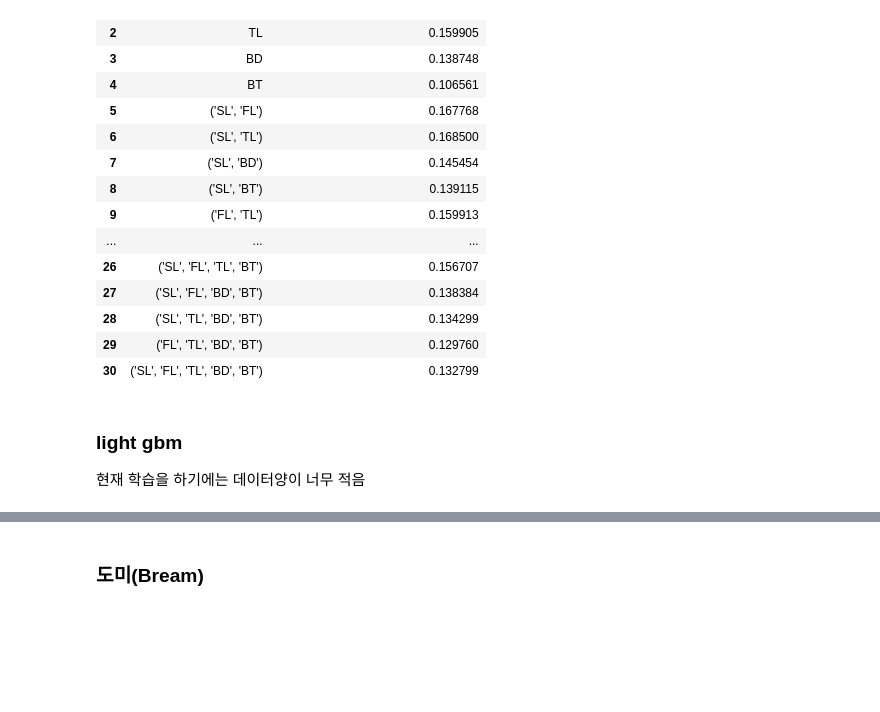
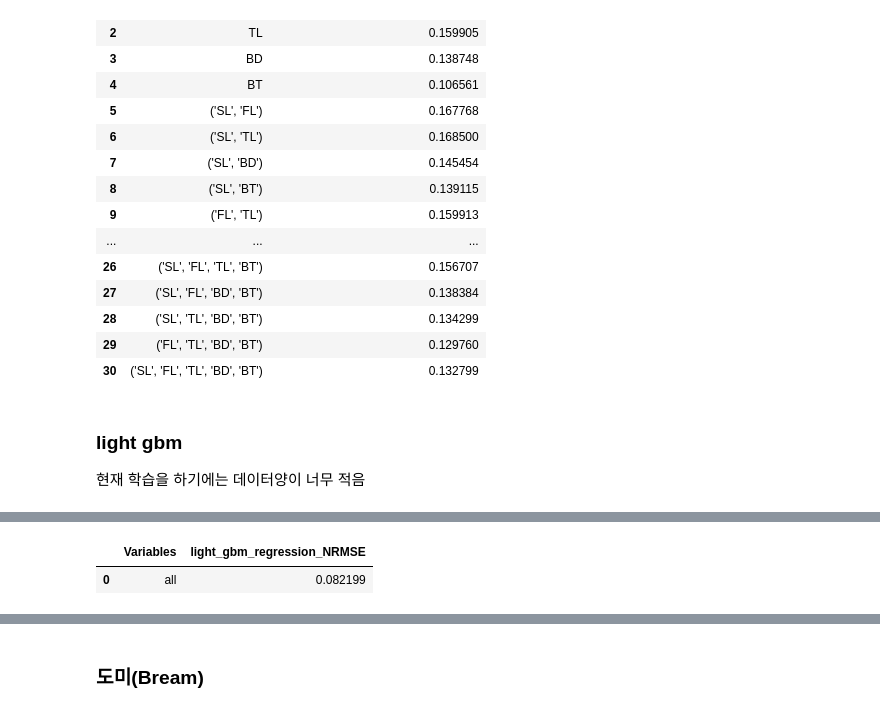
Before and after one commit to sigongjoa/salmon_ai, a Jupyter notebook: regression/fish_weight_regression.ipynb, the cells around one changed output, grey strips where cells are left out. Saved outputs shown, nothing was run; the diff lists cells and outputs as text; code cells hidden in the pictures; blank space fills up the shorter version.

```diff
--- a/regression/fish_weight_regression.ipynb
+++ b/regression/fish_weight_regression.ipynb
@@ -893,0 +921,5 @@ Found `num_iterations` in params. Will use it instead of argument
+# %%
+result_df
+# %% [output]
+|  | Variables | light_gbm_regression_NRMSE |
+| 0 | all | 0.082199 |
```
Also changed, not shown: parts of 17 cells of this notebook.
